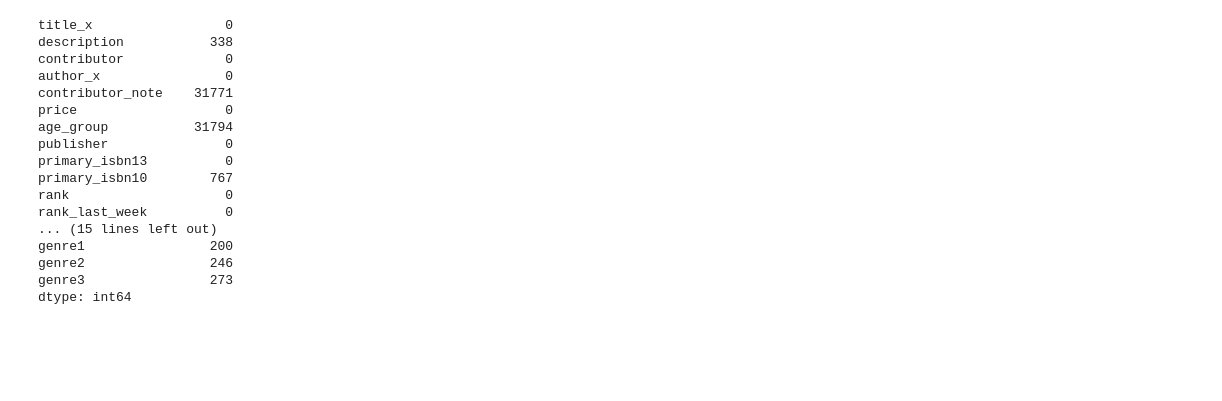
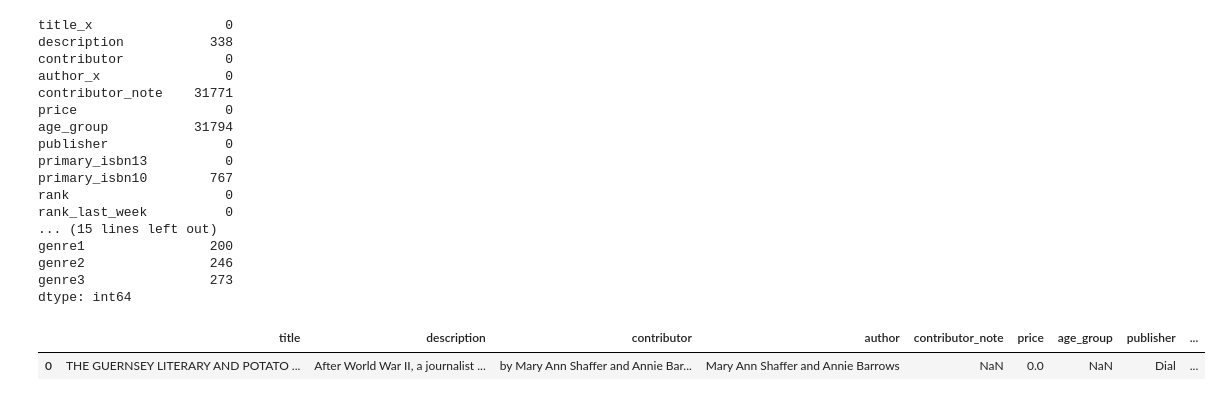
Before and after one commit to melaniewesson/bestseller_capstone, a Jupyter notebook: notebooks/bestsellers_analaysis.ipynb, the cells around one changed output. Cells and saved outputs as stored; diff of their text form; code cells hidden in the pictures; blank space fills up the shorter version.

```diff
--- a/notebooks/bestsellers_analaysis.ipynb
+++ b/notebooks/bestsellers_analaysis.ipynb
@@ -239,3 +239,10 @@ dtype: int64
 #There are 177 that did not have goodreads match.  This is 0.55% of the total.  Not bad! Save as CSV
 
 full_merge.to_csv(r"C:\Users\melan\Documents\DA8\Projects\bestseller_capstone\data\full_merge_june13.csv")
+# %%
+#clean up column names
+full_merge = full_merge.rename(columns={'title_x': 'title', 'author_x': 'author', 'top_genre': 'top_genres'})
+full_merge.head(1)
+# %% [output]
+|  | title | description | contributor | author | contributor_note | price | age_group | publisher | ... |
+| 0 | THE GUERNSEY LITERARY AND POTATO ... | After World War II, a journalist ... | by Mary Ann Shaffer and Annie Bar... | Mary Ann Shaffer and Annie Barrows | NaN | 0.0 | NaN | Dial | ... |
```
Also changed, not shown: parts of 6 cells of this notebook.
